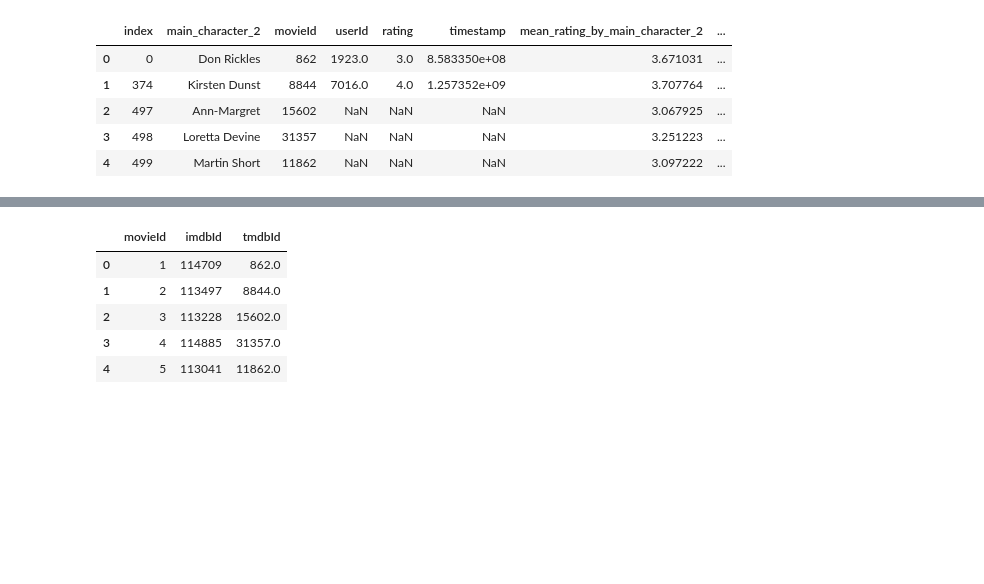
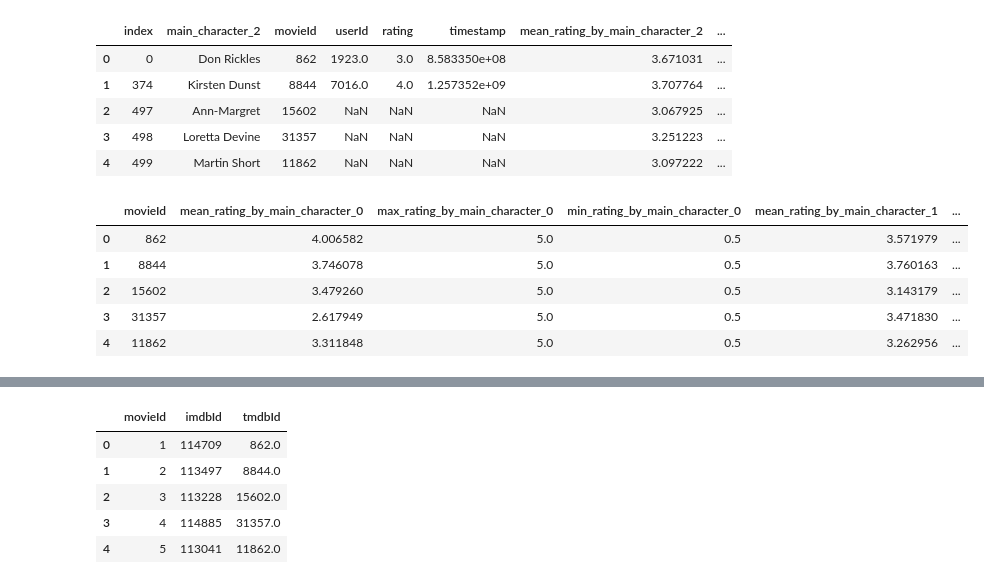
Before and after one commit to HatimRabet/Bandit-Algorithms-for-Movie-Recommendation-System, a Jupyter notebook: scripts/data_study.ipynb, the cells around one changed output, grey strips where cells are left out. Saved outputs shown, nothing was run; the diff lists cells and outputs as text; code cells hidden in the pictures; blank space fills up the shorter version.

```diff
--- a/scripts/data_study.ipynb
+++ b/scripts/data_study.ipynb
@@ -432,3 +434,20 @@ cross_movie_main_character_2_ratings.head()
 | 2 | 497 | Ann-Margret | 15602 | NaN | NaN | NaN | 3.067925 | ... |
 | 3 | 498 | Loretta Devine | 31357 | NaN | NaN | NaN | 3.251223 | ... |
 | 4 | 499 | Martin Short | 11862 | NaN | NaN | NaN | 3.097222 | ... |
+# %%
+cross_movie_main_character_0_ratings = cross_movie_main_character_0_ratings[['movieId','mean_rating_by_main_character_0', 'max_rating_by_main_character_0', 'min_rating_by_main_character_0']]
+
+cross_movie_main_character_1_ratings = cross_movie_main_character_1_ratings[['movieId','mean_rating_by_main_character_1', 'max_rating_by_main_character_1', 'min_rating_by_main_character_1']]
+
+cross_movie_main_character_2_ratings = cross_movie_main_character_2_ratings[['movieId','mean_rating_by_main_character_2', 'max_rating_by_main_character_2', 'min_rating_by_main_character_2']]
+# %%
+cross_movie_main_characters_ratings = cross_movie_main_character_0_ratings.merge(cross_movie_main_character_1_ratings, on='movieId', how='left').merge(cross_movie_main_character_2_ratings, on='movieId', how='left')
+# %%
+cross_movie_main_characters_ratings.head()
+# %% [output]
+|  | movieId | mean_rating_by_main_character_0 | max_rating_by_main_character_0 | min_rating_by_main_character_0 | mean_rating_by_main_character_1 | ... |
+| 0 | 862 | 4.006582 | 5.0 | 0.5 | 3.571979 | ... |
+| 1 | 8844 | 3.746078 | 5.0 | 0.5 | 3.760163 | ... |
+| 2 | 15602 | 3.479260 | 5.0 | 0.5 | 3.143179 | ... |
+| 3 | 31357 | 2.617949 | 5.0 | 0.5 | 3.471830 | ... |
+| 4 | 11862 | 3.311848 | 5.0 | 0.5 | 3.262956 | ... |
```
Also changed, not shown: parts of 21 cells of this notebook.
